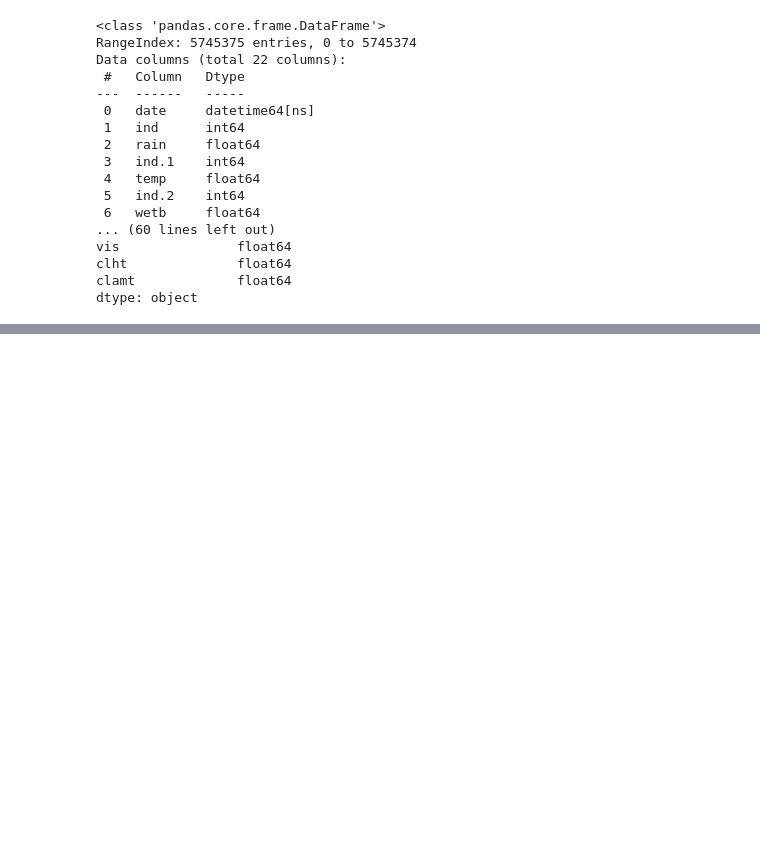
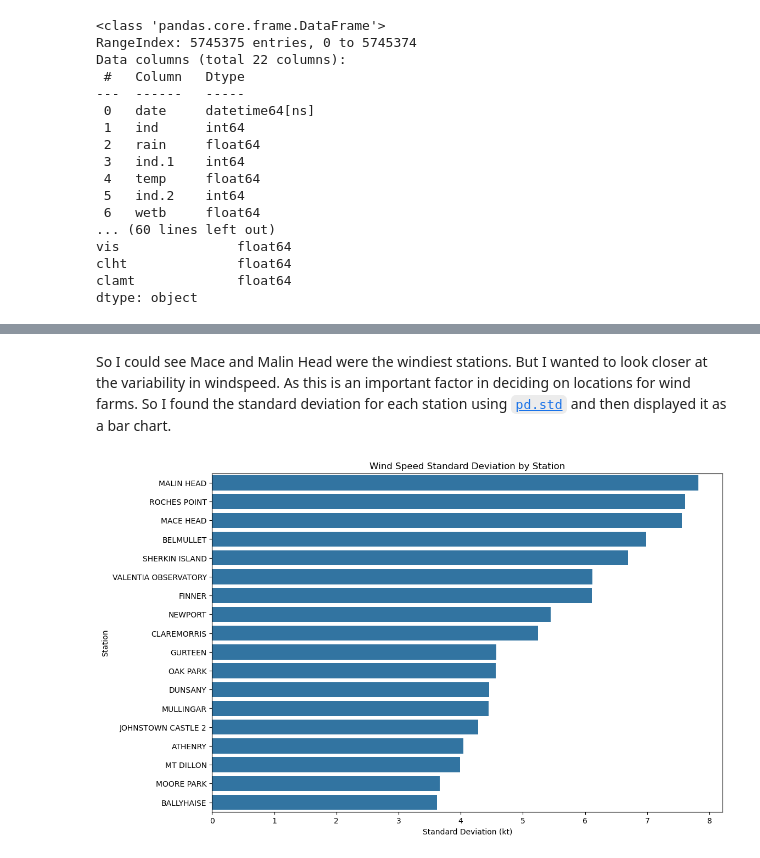
Before and after one commit to morgam7/PFDA-project, a Jupyter notebook: wind_farm_analysis.ipynb, the cells around one changed output, grey strips where cells are left out. Cells and saved outputs as stored; diff of their text form; code cells hidden in the pictures; blank space fills up the shorter version.

```diff
--- a/wind_farm_analysis.ipynb
+++ b/wind_farm_analysis.ipynb
@@ -309,0 +293,23 @@ plt.show()
+# %% [markdown]
+So I could see Mace and Malin Head were the windiest stations. But I wanted to look closer at the variability in windspeed. As this is an important factor in deciding on locations for wind farms. So I found the standard deviation for each station using [`pd.std`](https://pandas.pydata.org/docs/reference/api/pandas.DataFrame.std.html) and then displayed it as a bar chart.
+# %%
+# Group by station and calculate the standard deviation for 'wdsp'
+std_by_station = my_big_dataset.groupby('station')['wdsp'].std().reset_index()
+# Rename columns for clarity
+std_by_station.columns = ['station', 'std_wind_speed']
+
+# Sort the DataFrame by standard deviation in descending order
+std_by_station = std_by_station.sort_values(by='std_wind_speed', ascending=False)
+
+# Create a horizontal bar chart
+plt.figure(figsize=(12, 8))
+sns.barplot(data=std_by_station, x='std_wind_speed', y ='station')
+
+# Add titles and labels
+plt.title("Wind Speed Standard Deviation by Station")
+plt.xlabel("Standard Deviation (kt)")
+plt.ylabel("Station")
+
+plt.show()
+# %% [output]
+[figure, added]
```
Also changed, not shown: parts of 20 cells of this notebook, 1 other file.
